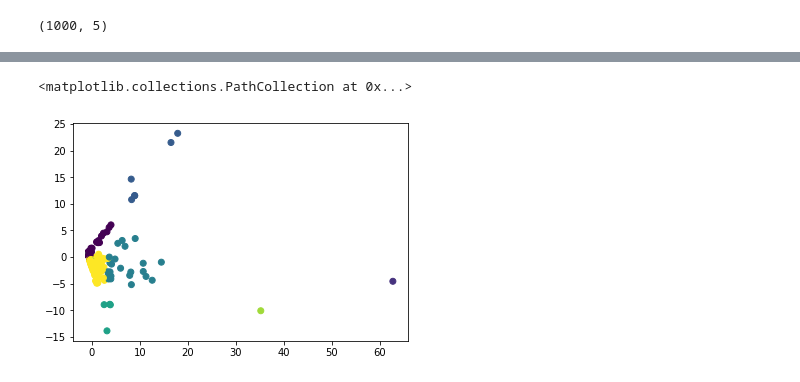
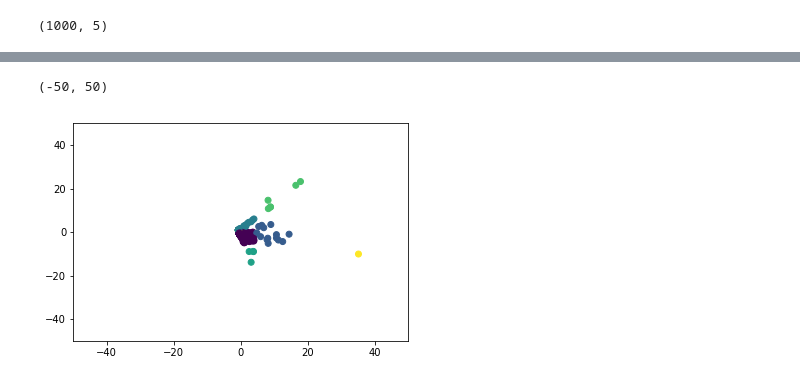
Before and after one commit to willprice221/ethereum_clustering, a Jupyter notebook: cluster.ipynb, the cells around one changed output, grey strips where cells are left out. Drawn from its saved outputs; the diff is of its cells as text; code cells hidden in the pictures.

```diff
--- a/cluster.ipynb
+++ b/cluster.ipynb
@@ -77,11 +74,11 @@ plt.scatter(data.active_months, data.avg_usd_sent, c=cl.labels_)
 cl = cluster.KMeans().fit(results)
 # %%
 plt.scatter(results[:,0],results[:,1],c=cl.labels_)
-# plt.ylim(-50,50)
-# plt.xlim(-50,150)
+plt.ylim(-50,50)
+plt.xlim(-50,50)
 # %% [output]
-<matplotlib.collections.PathCollection at 0x...>
+(-50, 50)
-[figure, old version]
+[figure, new version]
 # %%
 silhouette_score(results, cl.labels_ )
 # %% [output]
```
Also changed, not shown: parts of 13 cells of this notebook, 1 other file.
